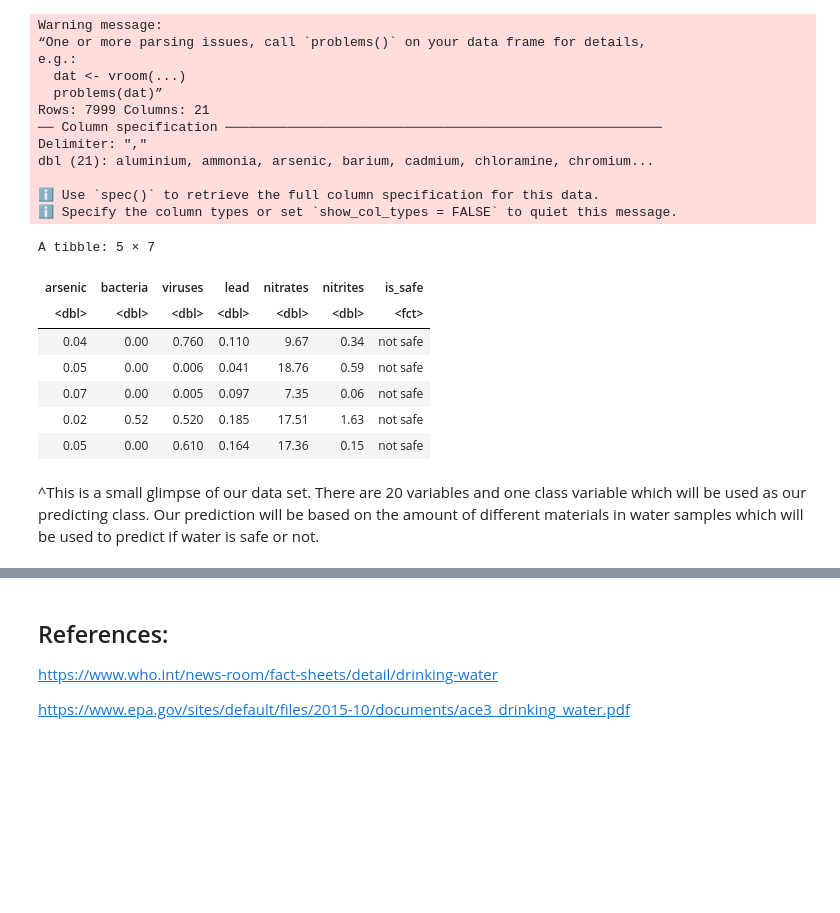
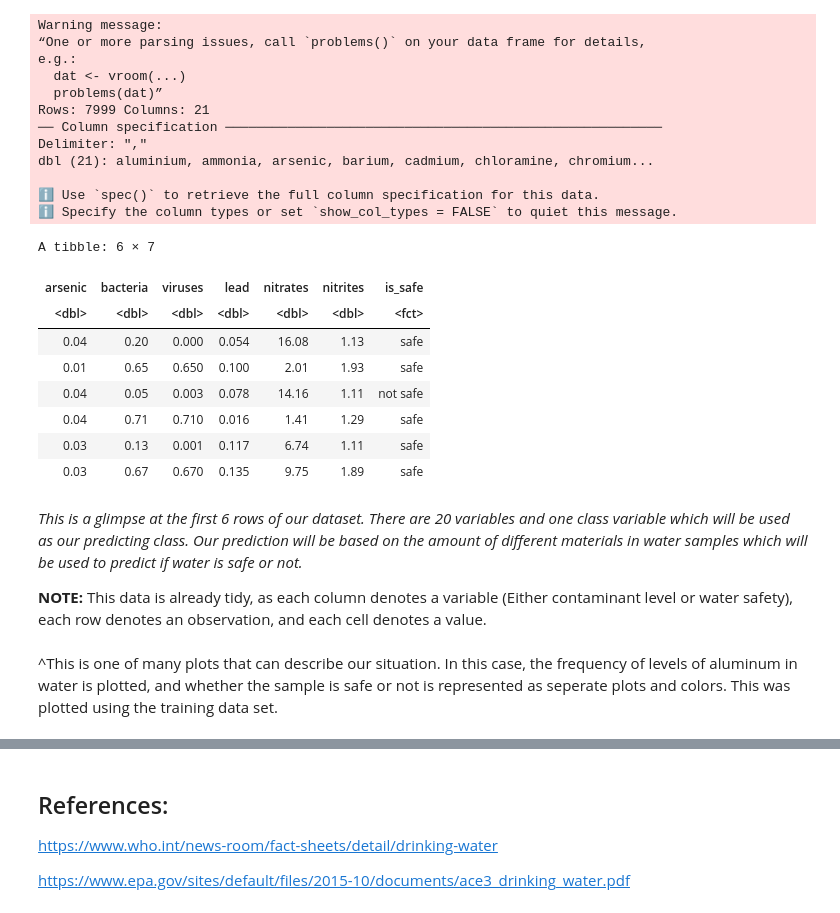
Before and after one commit to zayan-sheikh/DSCI-G13-Project, a Jupyter notebook: proj.ipynb, the cells around one changed output, grey strips where cells are left out. Drawn from its saved outputs; the diff is of its cells as text; code cells hidden in the pictures; blank space fills up the shorter version.

Commit message:
Changed to url read

```diff
--- a/proj.ipynb
+++ b/proj.ipynb
@@ -23,33 +26,38 @@ The dataset we are using was found on Kaggle (https://www.kaggle.com/datasets/ms
 # %%
 library(tidyverse)
 library(tidymodels)
-
-raw_data <- read_csv("data/waterQuality1.csv") |>
+url <- "https://raw.githubusercontent.com/zayan-sheikh/DSCI-G13-Project/main/data/waterQuality1.csv?token=GHSAT0AAAAAACPJCGL7ICS4I5QHQSHYGZLAZPNFFEQ"
+raw_data <- read_csv(url) |>
             mutate(is_safe = as_factor(is_safe))|>
-            mutate(is_safe = fct_recode(is_safe, 'safe' = '1', 'not safe' = '0'))|>
+            mutate(is_safe = fct_recode(is_safe, 'safe' = '1', 'not safe' = '0')) |>
             select(arsenic, bacteria, viruses, lead, nitrates, nitrites, is_safe)
 
-slice_sample(raw_data, n = 5)
+head(raw_data)
 # %% [output]
 Warning message:
 “One or more parsing issues, call `problems()` on your data frame for details,
 e.g.:
   dat <- vroom(...)
   problems(dat)”
 Rows: 7999 Columns: 21
 ── Column specification ────────────────────────────────────────────────────────
 Delimiter: ","
 dbl (21): aluminium, ammonia, arsenic, barium, cadmium, chloramine, chromium...
 
 ℹ Use `spec()` to retrieve the full column specification for this data.
 ℹ Specify the column types or set `show_col_types = FALSE` to quiet this message.
-A tibble: 5 × 7
+A tibble: 6 × 7
 | arsenic | bacteria | viruses | lead | nitrates | nitrites | is_safe |
 | <dbl> | <dbl> | <dbl> | <dbl> | <dbl> | <dbl> | <fct> |
-| 0.04 | 0.00 | 0.760 | 0.110 | 9.67 | 0.34 | not safe |
-| 0.05 | 0.00 | 0.006 | 0.041 | 18.76 | 0.59 | not safe |
-| 0.07 | 0.00 | 0.005 | 0.097 | 7.35 | 0.06 | not safe |
-| 0.02 | 0.52 | 0.520 | 0.185 | 17.51 | 1.63 | not safe |
-| 0.05 | 0.00 | 0.610 | 0.164 | 17.36 | 0.15 | not safe |
+| 0.04 | 0.20 | 0.000 | 0.054 | 16.08 | 1.13 | safe |
+| 0.01 | 0.65 | 0.650 | 0.100 | 2.01 | 1.93 | safe |
+| 0.04 | 0.05 | 0.003 | 0.078 | 14.16 | 1.11 | not safe |
+| 0.04 | 0.71 | 0.710 | 0.016 | 1.41 | 1.29 | safe |
+| 0.03 | 0.13 | 0.001 | 0.117 | 6.74 | 1.11 | safe |
+| 0.03 | 0.67 | 0.670 | 0.135 | 9.75 | 1.89 | safe |
 # %% [markdown]
-^This is a small glimpse of our data set. There are 20 variables and one class variable which will be used as our predicting class. Our prediction will be based on the amount of different materials in water samples which will be used to predict if water is safe or not.
+*This is a glimpse at the first 6 rows of our dataset. There are 20 variables and one class variable which will be used as our predicting class. Our prediction will be based on the amount of different materials in water samples which will be used to predict if water is safe or not.*
+
+**NOTE:** This data is already tidy, as each column denotes a variable (Either contaminant level or water safety), each row denotes an observation, and each cell denotes a value.
+# %% [markdown]
+^This is one of many plots that can describe our situation. In this case, the frequency of levels of aluminum in water is plotted, and whether the sample is safe or not is represented as seperate plots and colors. This was plotted using the training data set.
```
Also changed, not shown: parts of 10 cells of this notebook.
